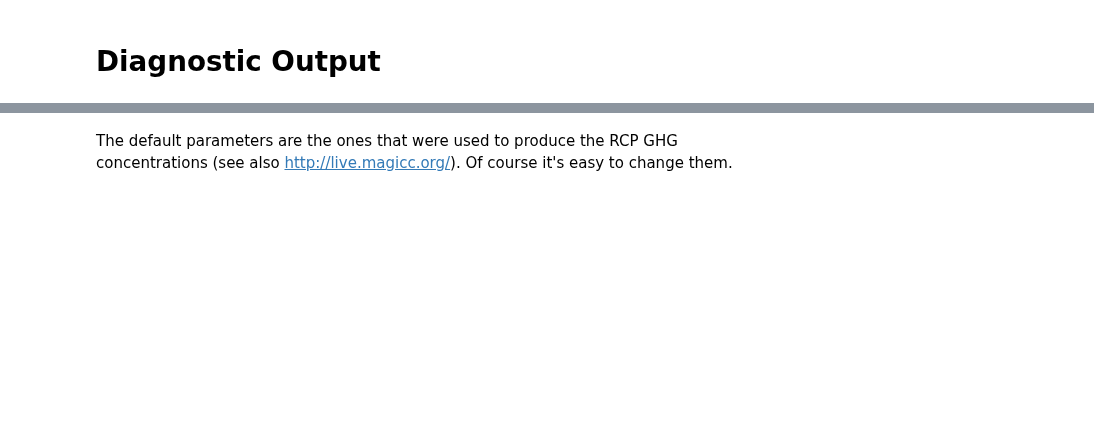
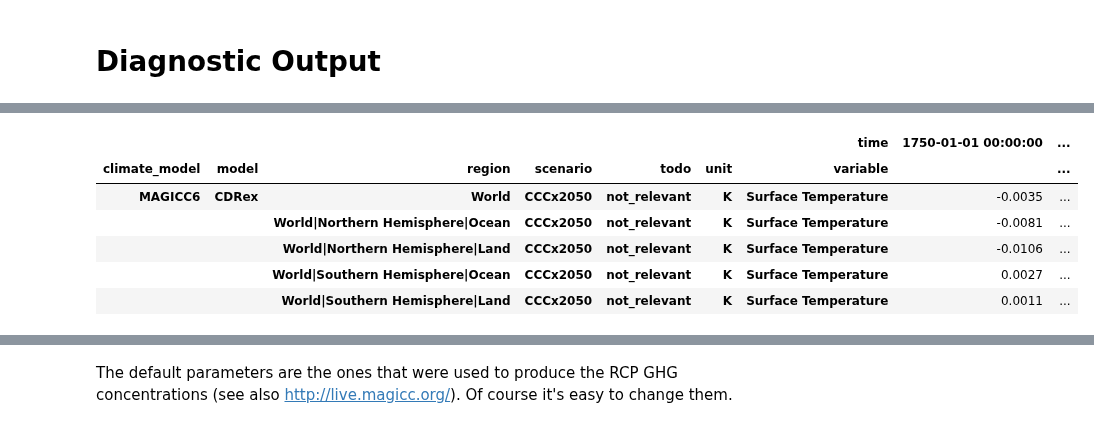
Before and after one commit to hsbay/cdrmex, a Jupyter notebook: ONCtests.ipynb, the cells around one changed output, grey strips where cells are left out. Cells and saved outputs as stored; diff of their text form; code cells hidden in the pictures; blank space fills up the shorter version.

```diff
--- a/ONCtests.ipynb
+++ b/ONCtests.ipynb
@@ -515,0 +590,10 @@ dtype: float64
+# %%
+res.filter(variable = 'Surface Temperature').timeseries().loc[:,datetime(1750,1,1):datetime(1760,1,1)]
+# %% [output]
+|  |  |  |  |  |  | time | 1750-01-01 00:00:00 | ... |
+| climate_model | model | region | scenario | todo | unit | variable |  | ... |
+| MAGICC6 | CDRex | World | CCCx2050 | not_relevant | K | Surface Temperature | -0.0035 | ... |
+|  |  | World|Northern Hemisphere|Ocean | CCCx2050 | not_relevant | K | Surface Temperature | -0.0081 | ... |
+|  |  | World|Northern Hemisphere|Land | CCCx2050 | not_relevant | K | Surface Temperature | -0.0106 | ... |
+|  |  | World|Southern Hemisphere|Ocean | CCCx2050 | not_relevant | K | Surface Temperature | 0.0027 | ... |
+|  |  | World|Southern Hemisphere|Land | CCCx2050 | not_relevant | K | Surface Temperature | 0.0011 | ... |
```
Also changed, not shown: parts of 24 cells of this notebook.
